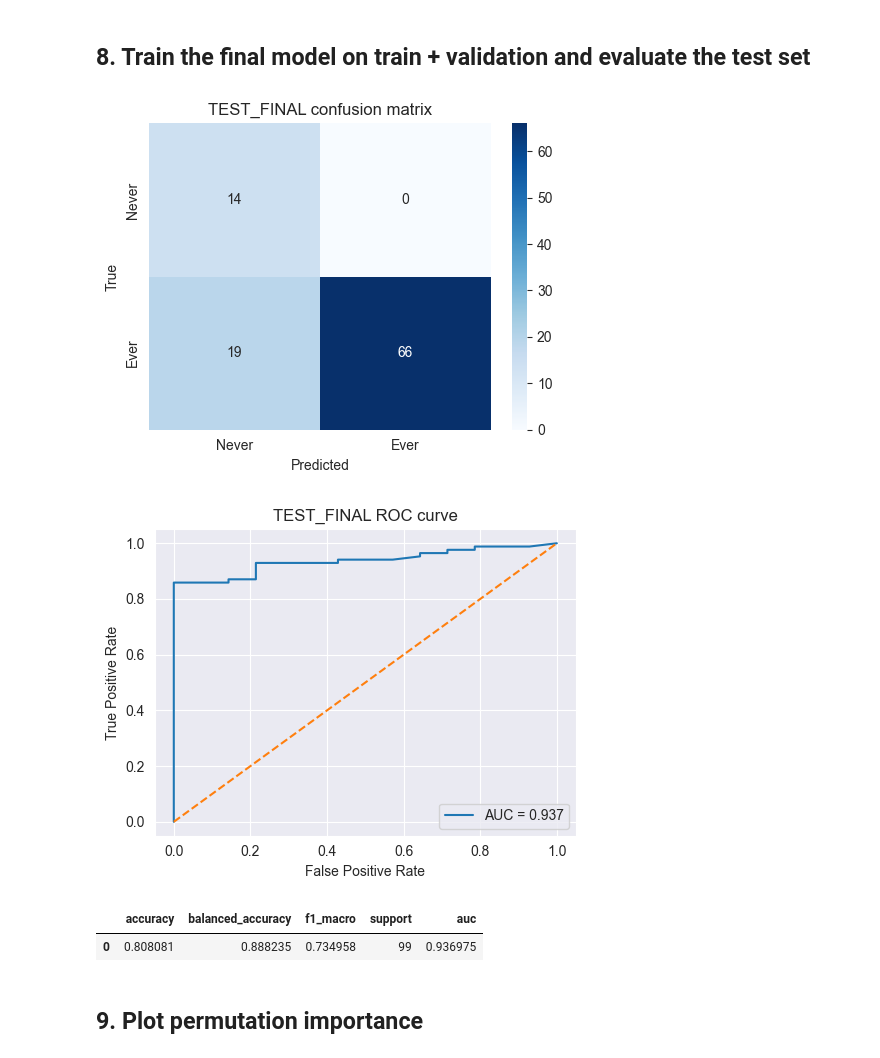
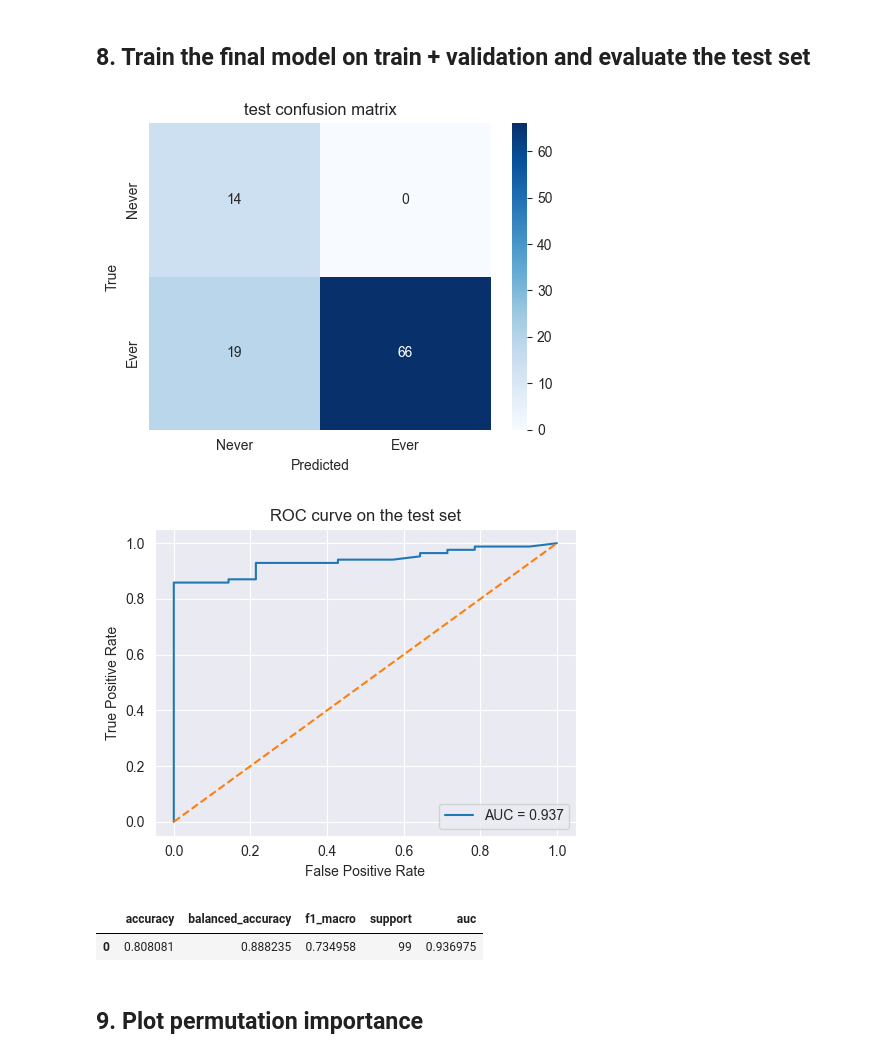
Before and after one commit to MiJen27/tcga-luad-smoking-signatures, a Jupyter notebook: 06_supervised_balanced_random_forest.ipynb, the cells around one changed output. Saved outputs shown, nothing was run; the diff lists cells and outputs as text; code cells hidden in the pictures.

```diff
--- a/06_supervised_balanced_random_forest.ipynb
+++ b/06_supervised_balanced_random_forest.ipynb
@@ -290,7 +290,7 @@ def plot_binary_roc(y_true, y_score, tag):
     plt.plot([0, 1], [0, 1], linestyle="--")
     plt.xlabel("False Positive Rate")
     plt.ylabel("True Positive Rate")
-    plt.title(f"{tag} ROC curve")
+    plt.title(f"ROC curve on the {tag} set")
     plt.legend(loc="lower right")
     plt.tight_layout()
 
@@ -335,22 +335,22 @@ display(evaluate_model(brf_selected, X_val, y_val, "VAL"))
 # %%
 X_trainval = pd.concat([X_train, X_val], axis=0)
 y_trainval = pd.concat([y_train, y_val], axis=0)
 
 brf_final = BalancedRandomForestClassifier(
     random_state=RANDOM_STATE,
     n_jobs=-1,
     sampling_strategy="auto",
     replacement=False,
     bootstrap=True,
     **best_params,
 )
 
 brf_final.fit(X_trainval, y_trainval)
 
-display(evaluate_model(brf_final, X_test, y_test, "TEST_FINAL"))
+display(evaluate_model(brf_final, X_test, y_test, "test"))
 # %% [output]
-[figure, old version]
+[figure, new version]
-[figure, old version]
+[figure, new version]
 |  | accuracy | balanced_accuracy | f1_macro | support | auc |
 | 0 | 0.808081 | 0.888235 | 0.734958 | 99 | 0.936975 |
 # %% [markdown]
```
Also changed, not shown: parts of 2 cells of this notebook, 1 other file.
